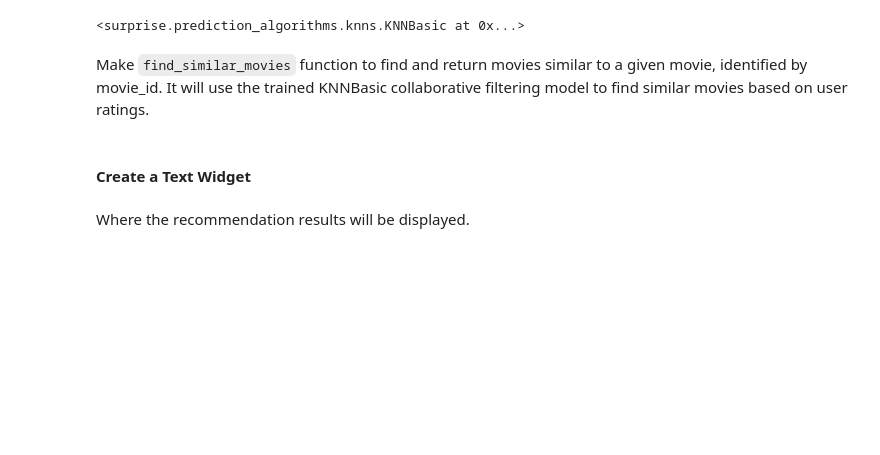
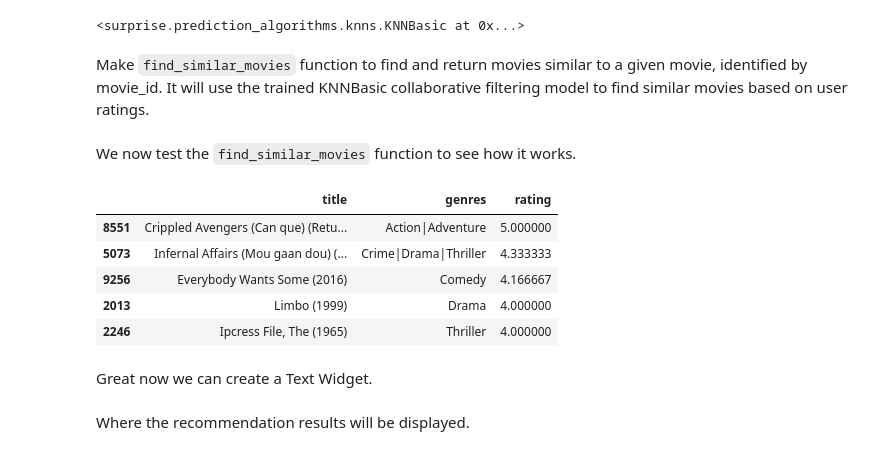
Before and after one commit to Kelsey-Maina/movie_recommendation_system, a Jupyter notebook: MOVIE_LENS_NB.ipynb, the cells around one changed output. Saved outputs shown, nothing was run; the diff lists cells and outputs as text; code cells hidden in the pictures; blank space fills up the shorter version.

```diff
--- a/MOVIE_LENS_NB.ipynb
+++ b/MOVIE_LENS_NB.ipynb
@@ -641,8 +641,21 @@ def find_similar_movies(movie_id):
         return pd.DataFrame(columns=['title', 'genres', 'rating'])
     except IndexError as e:
         return pd.DataFrame(columns=['title', 'genres', 'rating'])
-# %% [markdown]
-#### Create a Text Widget
+# %% [markdown]
+We now test the `find_similar_movies` function to see how it works.
+# %%
+# Example: movie_id 1 is 'Toy Story'
+movie_id = 1
+find_similar_movies(movie_id)
+# %% [output]
+|  | title | genres | rating |
+| 8551 | Crippled Avengers (Can que) (Retu... | Action|Adventure | 5.000000 |
+| 5073 | Infernal Affairs (Mou gaan dou) (... | Crime|Drama|Thriller | 4.333333 |
+| 9256 | Everybody Wants Some (2016) | Comedy | 4.166667 |
+| 2013 | Limbo (1999) | Drama | 4.000000 |
+| 2246 | Ipcress File, The (1965) | Thriller | 4.000000 |
+# %% [markdown]
+Great now we can create a Text Widget.
 # %%
 # Create a text box widget for movie title input
 movie_name_input = widgets.Text(
```
Also changed, not shown: parts of 6 cells of this notebook.
